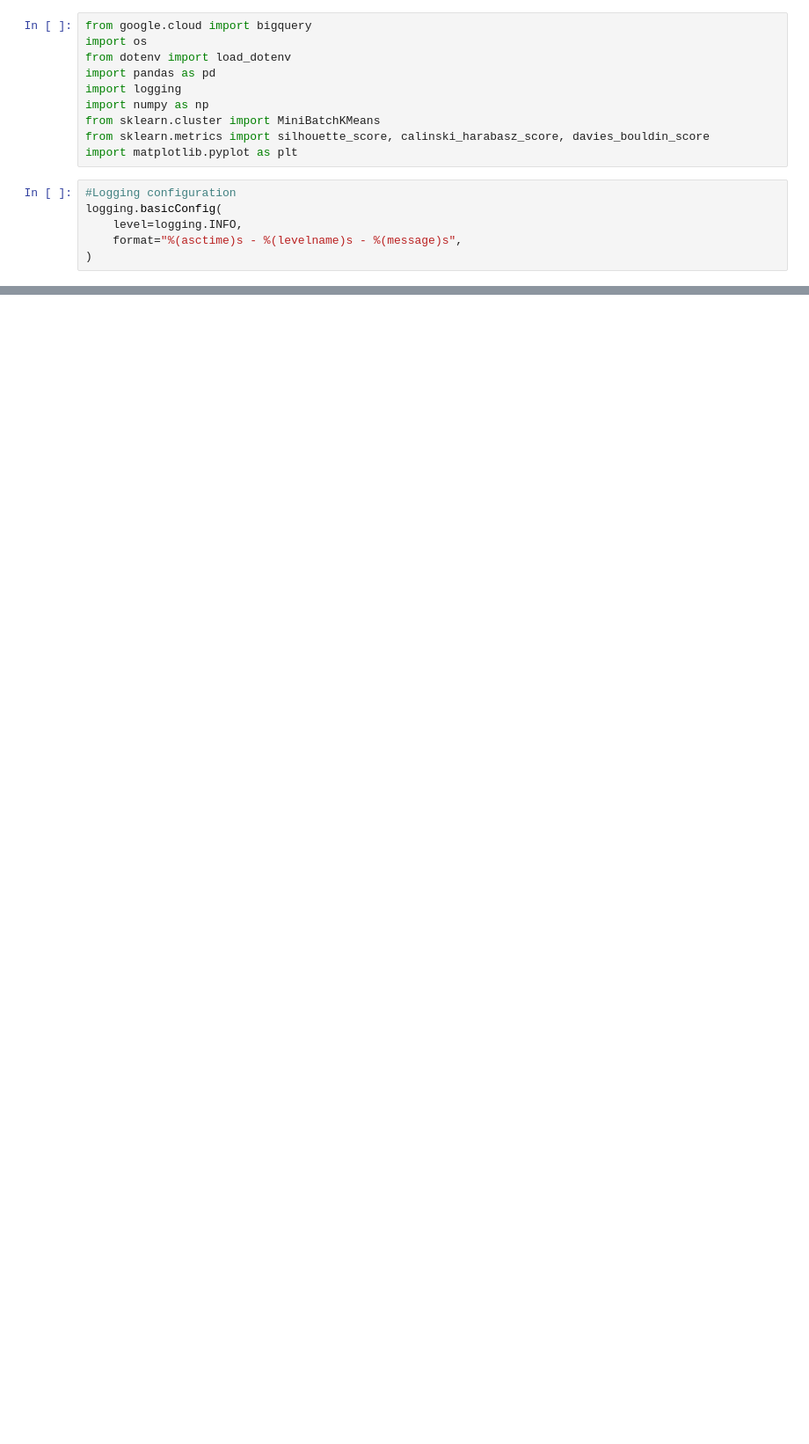
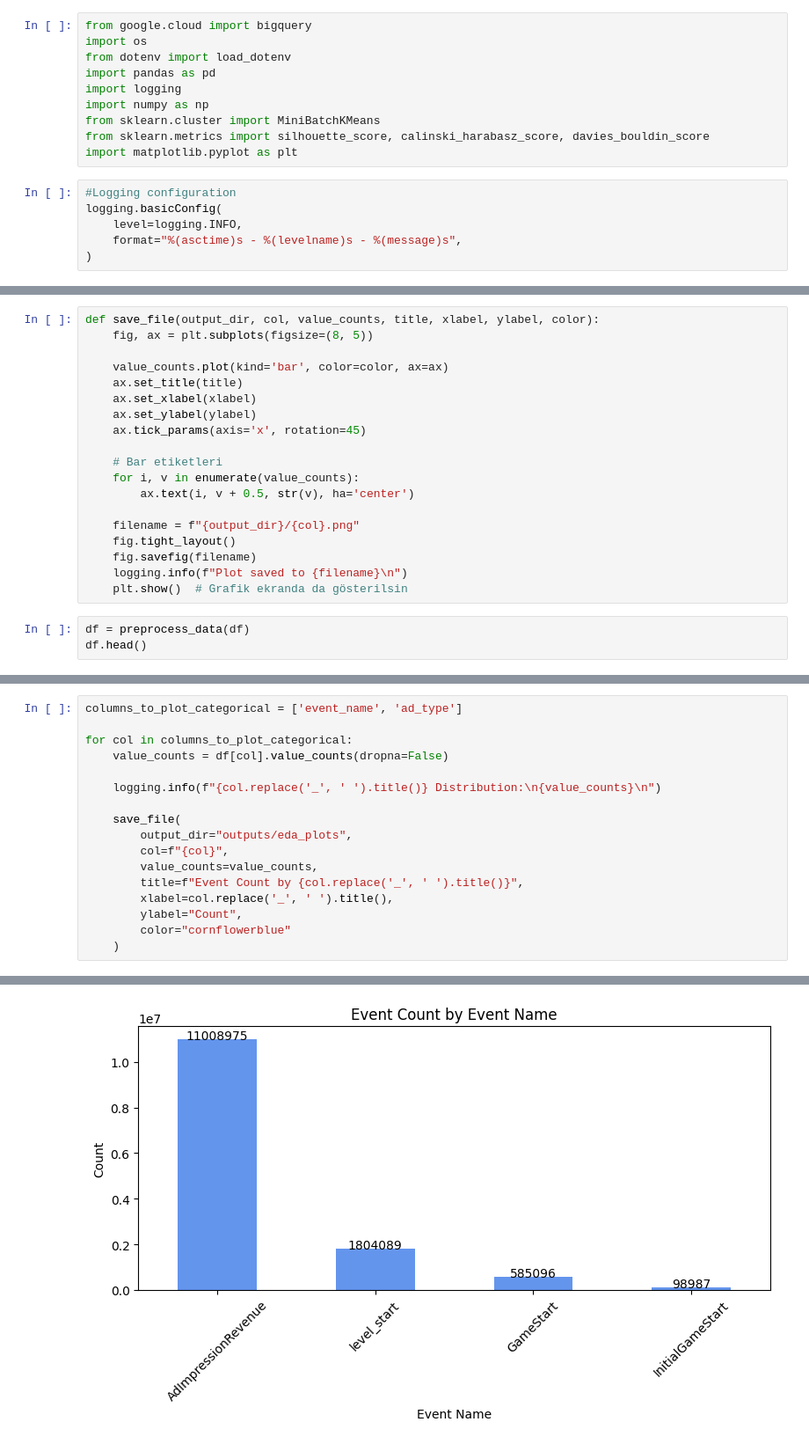
Before and after one commit to ecesuolgunkesici/player-revenue-prediction, a Jupyter notebook: player_revenue_prediction.ipynb, the cells around one changed output, grey strips where cells are left out. Shown: that part at 88% size. Saved outputs shown, nothing was run; the diff lists cells and outputs as text; blank space fills up the shorter version.

```diff
--- a/player_revenue_prediction.ipynb
+++ b/player_revenue_prediction.ipynb
@@ -55,0 +53,22 @@ memory usage: 1.3+ GB
+# %%
+def save_file(output_dir, col, value_counts, title, xlabel, ylabel, color):
+    fig, ax = plt.subplots(figsize=(8, 5))
+
+    value_counts.plot(kind='bar', color=color, ax=ax)
+    ax.set_title(title)
+    ax.set_xlabel(xlabel)
+    ax.set_ylabel(ylabel)
+    ax.tick_params(axis='x', rotation=45)
+
+    # Bar etiketleri
+    for i, v in enumerate(value_counts):
+        ax.text(i, v + 0.5, str(v), ha='center')
+
+    filename = f"{output_dir}/{col}.png"
+    fig.tight_layout()
+    fig.savefig(filename)
+    logging.info(f"Plot saved to {filename}\n")
+    plt.show()  # Grafik ekranda da gösterilsin
+# %%
+df = preprocess_data(df)
+df.head()
@@ -55,0 +152,18 @@ memory usage: 1.3+ GB
+# %%
+columns_to_plot_categorical = ['event_name', 'ad_type']
+
+for col in columns_to_plot_categorical:
+    value_counts = df[col].value_counts(dropna=False)
+
+    logging.info(f"{col.replace('_', ' ').title()} Distribution:\n{value_counts}\n")
+
+    save_file(
+        output_dir="outputs/eda_plots",
+        col=f"{col}",
+        value_counts=value_counts,
+        title=f"Event Count by {col.replace('_', ' ').title()}",
+        xlabel=col.replace('_', ' ').title(),
+        ylabel="Count",
+        color="cornflowerblue"
+    )
+# %% [output]
@@ -55,0 +179 @@ memory usage: 1.3+ GB
+[figure, added]
```
Also changed, not shown: parts of 16 cells of this notebook, 4 other files.
